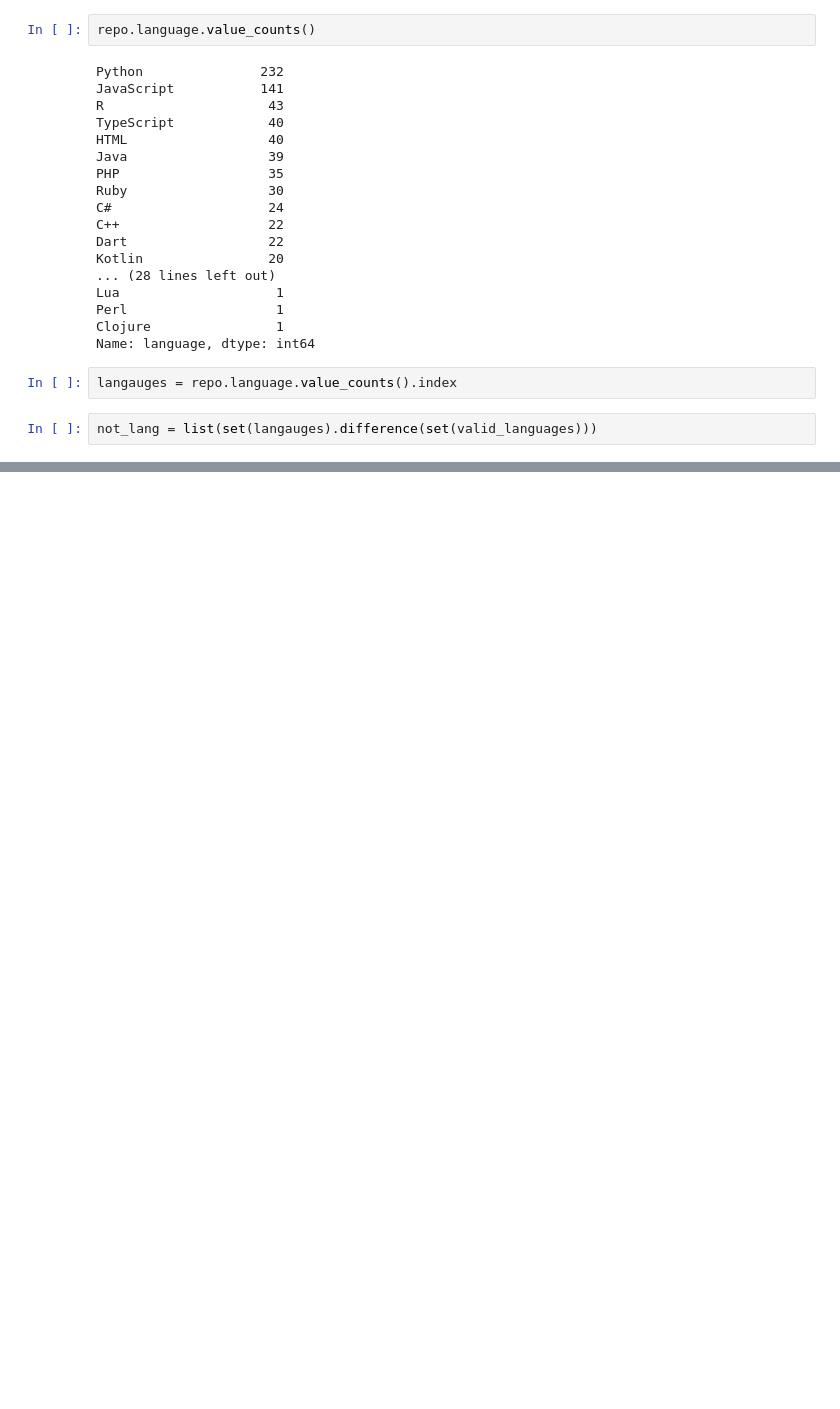
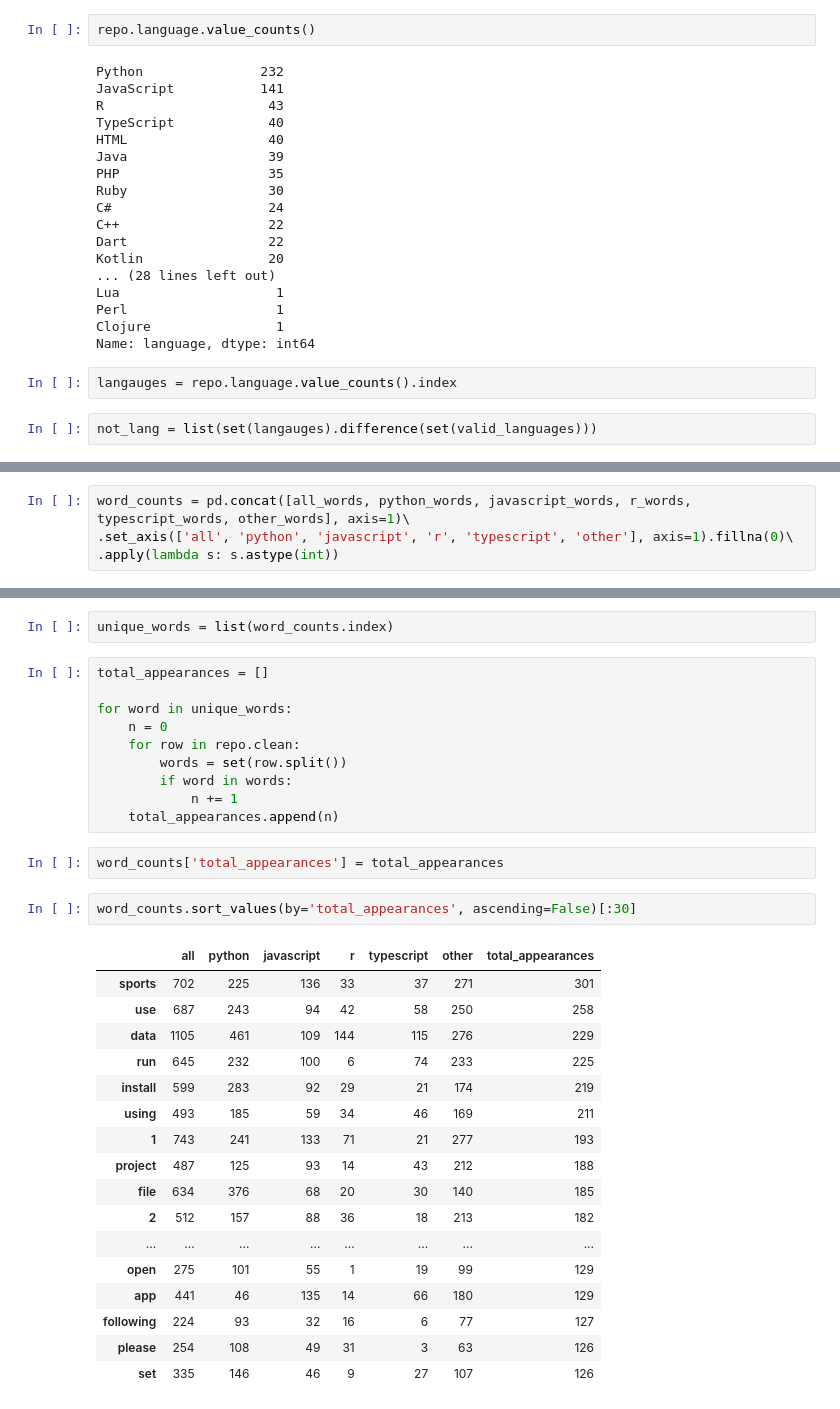
Before and after one commit to NLP-Team-Project/NLP-Project, a Jupyter notebook: nick/nick_explore.ipynb, the cells around one changed output, grey strips where cells are left out. Cells and saved outputs as stored; diff of their text form; blank space fills up the shorter version.

```diff
--- a/nick/nick_explore.ipynb
+++ b/nick/nick_explore.ipynb
@@ -80,0 +166,4 @@ not_lang
+# %%
+word_counts = pd.concat([all_words, python_words, javascript_words, r_words, typescript_words, other_words], axis=1)\
+.set_axis(['all', 'python', 'javascript', 'r', 'typescript', 'other'], axis=1).fillna(0)\
+.apply(lambda s: s.astype(int))
@@ -80,0 +186,34 @@ not_lang
+# %%
+unique_words = list(word_counts.index)
+# %%
+total_appearances = []
+
+for word in unique_words:
+    n = 0
+    for row in repo.clean:
+        words = set(row.split())
+        if word in words:
+            n += 1
+    total_appearances.append(n)
+# %%
+word_counts['total_appearances'] = total_appearances
+# %%
+word_counts.sort_values(by='total_appearances', ascending=False)[:30]
+# %% [output]
+|  | all | python | javascript | r | typescript | other | total_appearances |
+| sports | 702 | 225 | 136 | 33 | 37 | 271 | 301 |
+| use | 687 | 243 | 94 | 42 | 58 | 250 | 258 |
+| data | 1105 | 461 | 109 | 144 | 115 | 276 | 229 |
+| run | 645 | 232 | 100 | 6 | 74 | 233 | 225 |
+| install | 599 | 283 | 92 | 29 | 21 | 174 | 219 |
+| using | 493 | 185 | 59 | 34 | 46 | 169 | 211 |
+| 1 | 743 | 241 | 133 | 71 | 21 | 277 | 193 |
+| project | 487 | 125 | 93 | 14 | 43 | 212 | 188 |
+| file | 634 | 376 | 68 | 20 | 30 | 140 | 185 |
+| 2 | 512 | 157 | 88 | 36 | 18 | 213 | 182 |
+| ... | ... | ... | ... | ... | ... | ... | ... |
+| open | 275 | 101 | 55 | 1 | 19 | 99 | 129 |
+| app | 441 | 46 | 135 | 14 | 66 | 180 | 129 |
+| following | 224 | 93 | 32 | 16 | 6 | 77 | 127 |
+| please | 254 | 108 | 49 | 31 | 3 | 63 | 126 |
+| set | 335 | 146 | 46 | 9 | 27 | 107 | 126 |
```
Also changed, not shown: parts of 12 cells of this notebook, 4 other files.
